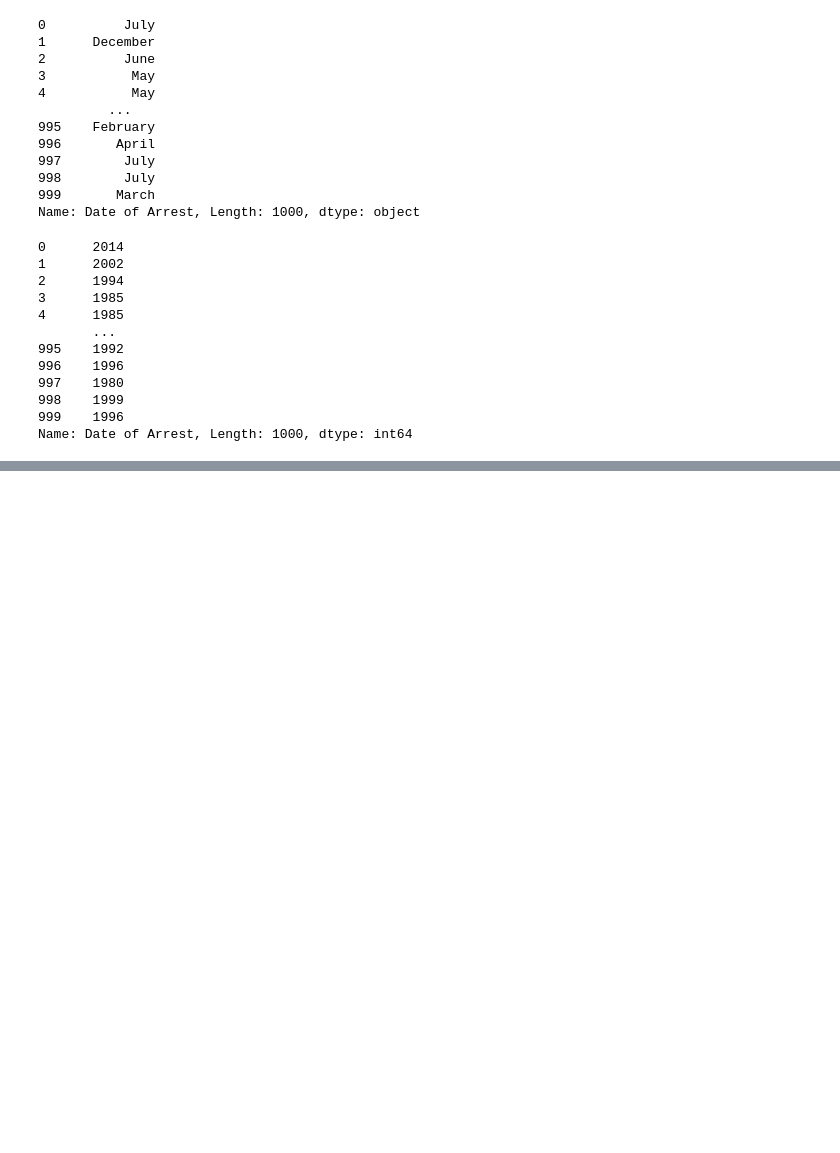
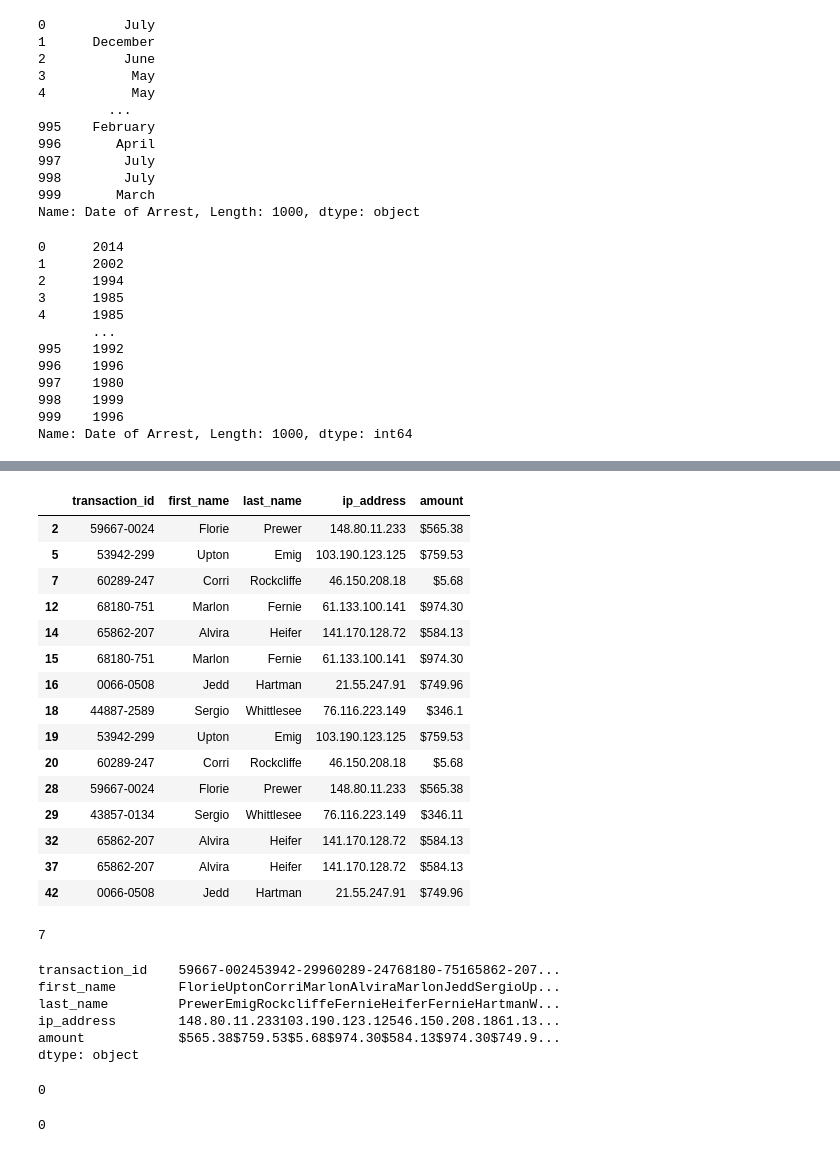
Before and after one commit to Medgoby/Article-summarization, a Jupyter notebook: My_Data_Quality.ipynb, the cells around one changed output, grey strips where cells are left out. Saved outputs shown, nothing was run; the diff lists cells and outputs as text; code cells hidden in the pictures; blank space fills up the shorter version.

```diff
--- a/My_Data_Quality.ipynb
+++ b/My_Data_Quality.ipynb
@@ -632,0 +1067,3 @@ Name: Date of Arrest, Length: 1000, dtype: int64
+# %%
+fp='https://bit.ly/tx-data'
+print(fp)
@@ -632,0 +1072,4 @@ Name: Date of Arrest, Length: 1000, dtype: int64
+# %%
+import pandas as pd
+df=pd.read_csv(fp)
+df.head()
@@ -632,0 +1143,38 @@ Name: Date of Arrest, Length: 1000, dtype: int64
+# %%
+#En ciblant une colonne
+df[df.duplicated(subset=['first_name','last_name'],keep=False)]
+# %% [output]
+|  | transaction_id | first_name | last_name | ip_address | amount |
+| 2 | 59667-0024 | Florie | Prewer | 148.80.11.233 | $565.38 |
+| 5 | 53942-299 | Upton | Emig | 103.190.123.125 | $759.53 |
+| 7 | 60289-247 | Corri | Rockcliffe | 46.150.208.18 | $5.68 |
+| 12 | 68180-751 | Marlon | Fernie | 61.133.100.141 | $974.30 |
+| 14 | 65862-207 | Alvira | Heifer | 141.170.128.72 | $584.13 |
+| 15 | 68180-751 | Marlon | Fernie | 61.133.100.141 | $974.30 |
+| 16 | 0066-0508 | Jedd | Hartman | 21.55.247.91 | $749.96 |
+| 18 | 44887-2589 | Sergio | Whittlesee | 76.116.223.149 | $346.1 |
+| 19 | 53942-299 | Upton | Emig | 103.190.123.125 | $759.53 |
+| 20 | 60289-247 | Corri | Rockcliffe | 46.150.208.18 | $5.68 |
+| 28 | 59667-0024 | Florie | Prewer | 148.80.11.233 | $565.38 |
+| 29 | 43857-0134 | Sergio | Whittlesee | 76.116.223.149 | $346.11 |
+| 32 | 65862-207 | Alvira | Heifer | 141.170.128.72 | $584.13 |
+| 37 | 65862-207 | Alvira | Heifer | 141.170.128.72 | $584.13 |
+| 42 | 0066-0508 | Jedd | Hartman | 21.55.247.91 | $749.96 |
+# %%
+### Supprimer les doublons
+df.duplicated().sum()
+# %% [output]
+7
+# %%
+df[df.duplicated(subset=['first_name','last_name'],keep=False)].sum()
+# %% [output]
+transaction_id    59667-002453942-29960289-24768180-75165862-207...
+first_name        FlorieUptonCorriMarlonAlviraMarlonJeddSergioUp...
+last_name         PrewerEmigRockcliffeFernieHeiferFernieHartmanW...
+ip_address        148.80.11.233103.190.123.12546.150.208.1861.13...
+amount            $565.38$759.53$5.68$974.30$584.13$974.30$749.9...
+dtype: object
+# %%
+df.drop_duplicates().duplicated().sum()
+# %% [output]
+0
@@ -632,0 +1184,4 @@ Name: Date of Arrest, Length: 1000, dtype: int64
+# %%
+df.duplicated().sum()
+# %% [output]
+0
```
Also changed, not shown: parts of 149 cells of this notebook.
